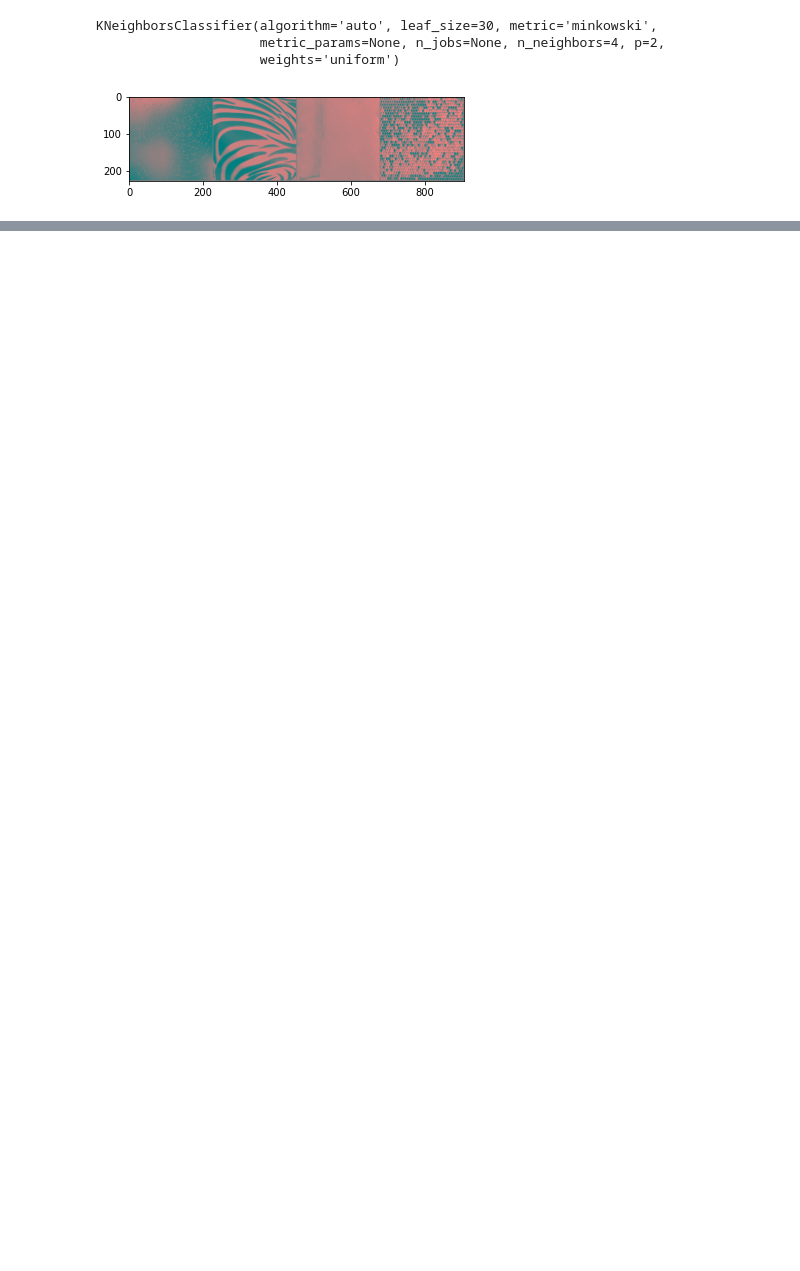
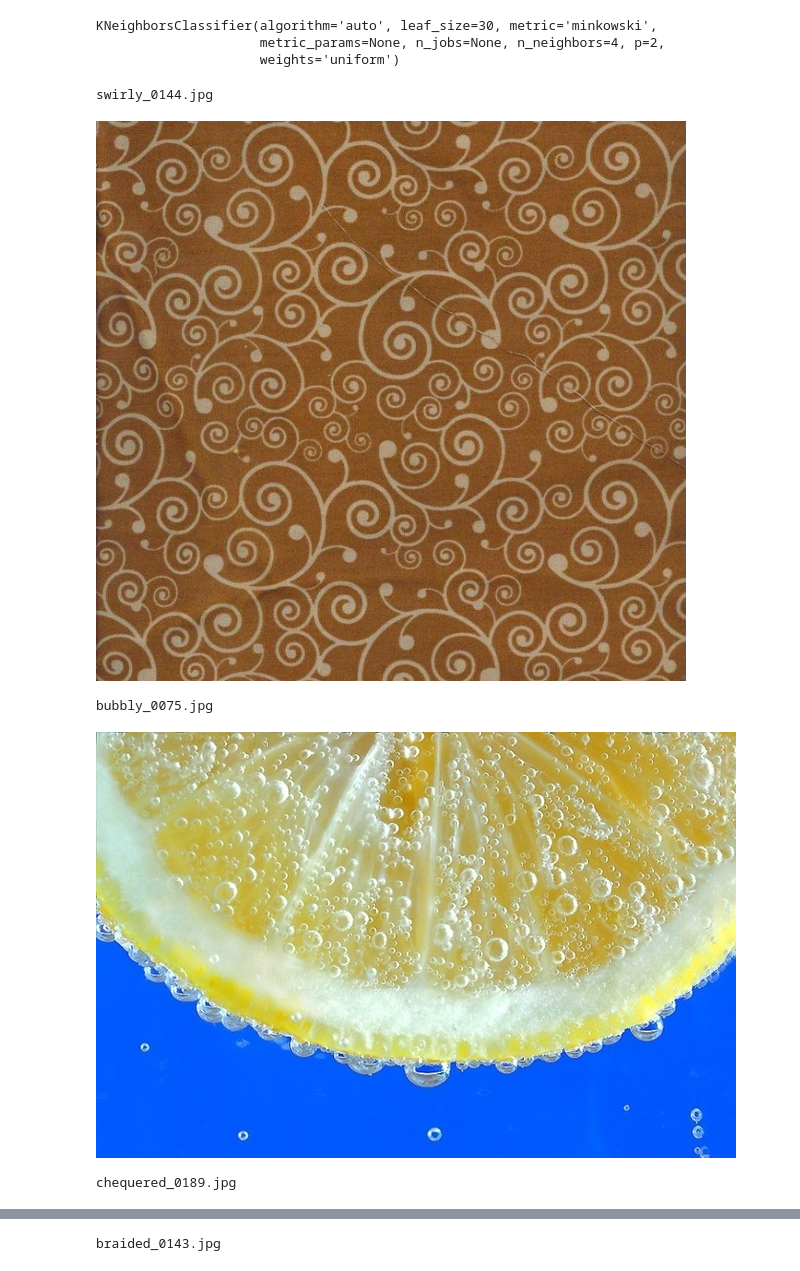
Before and after one commit to joon2301/Paran_ajou_Project_Anything, a Jupyter notebook: Image_Pattern_process.ipynb, the cells around one changed output, grey strips where cells are left out. Drawn from its saved outputs; the diff is of its cells as text; code cells hidden in the pictures; blank space fills up the shorter version.

```diff
--- a/Image_Pattern_process.ipynb
+++ b/Image_Pattern_process.ipynb
@@ -30,5 +30,14 @@ Drive already mounted at /content/drive; to attempt to forcibly remount, call dr
 # %%
 train_location = './drive/MyDrive/data/DTD/'
+
+def seed_everything(seed):
+    random.seed(seed)
+    os.environ['PYTHONHASHSEED'] = str(seed)
+    np.random.seed(seed)
+    torch.manual_seed(seed)
+    torch.cuda.manual_seed(seed)
+    torch.backends.cudnn.deterministic = True
+
 class PatternDataset():
     def __init__(self, image, mode, transforms):
         super().__init__()
@@ -112,6 +116,8 @@ KNeighborsClassifier(algorithm='auto', leaf_size=30, metric='minkowski',
                      weights='uniform')
 # %%
 if __name__ == '__main__':
+    SEED = 777
+    seed_everything(SEED)
     #데이터 셋 불러오고 정규화
     transform = transforms.Compose(
         [transforms.ToTensor(),
@@ -120,26 +126,41 @@ if __name__ == '__main__':
     )
     train_images = os.listdir(train_location)
     train_dataset = PatternDataset(train_images, mode='train', transforms=transform)
-    trainloader = torch.utils.data.DataLoader(train_dataset, batch_size=4180, shuffle=True, num_workers=0)
+    trainloader = torch.utils.data.DataLoader(train_dataset, batch_size=4180, shuffle=False, num_workers=0)
 
-    img =PIL.Image.open('./drive/MyDrive/data/DTD/banded_0005.jpg')
+    img = PIL.Image.open('./drive/MyDrive/data/DTD/banded_0010.jpg')
     img = img.resize((224,224))
     emp = torch.empty(1,3,224,224)
     img_t =transform(img)
     emp[0] = img_t
     input = net(emp)
     neighbor_index= reg.kneighbors(input.detach().numpy(),n_neighbors=4,return_distance=False)
+    # print(neighbor_index)
     neighbor_index.sort()
 
-    for i in neighbor_index:
-          temp = np.empty((0,38),dtype=int)
-          temp = np.append(temp, X[i])
-          temp = np.reshape(temp,(4,38))
+    # for i in neighbor_index:
+    #       temp = np.empty((0,38),dtype=int)
+    #       temp = np.append(temp, X[i])
+    #       temp = np.reshape(temp,(4,38))
 
     id=0
-    img = torch.empty((4,3,224,224),dtype=float)
-    for ind in neighbor_index[0]:
-      img[id][0] = train_dataset[ind][0][0]
-      id+=1
+    img = torch.empty((4,3,224,224))
+    # for ind in neighbor_index[0]:
+    #   print(train)
+    #   # img[id][0] = train_dataset[ind][0][0]
+    #   # id+=1
-# %% [output]
-[figure, removed]
+# %%
+from IPython.display import Image
+for ind in neighbor_index[0]:
+  print(train_images[ind])
+  name='./drive/MyDrive/data/DTD/%s'%(train_images[ind])
+  img=Image(name)
+  display(img)
+  # print(name)
+from PIL import Image
+# %% [output]
+swirly_0144.jpg
+[figure, added]
+bubbly_0075.jpg
+[figure, added]
+chequered_0189.jpg
@@ -145,0 +168 @@ if __name__ == '__main__':
+braided_0143.jpg
```
Also changed, not shown: parts of 4 cells of this notebook.
